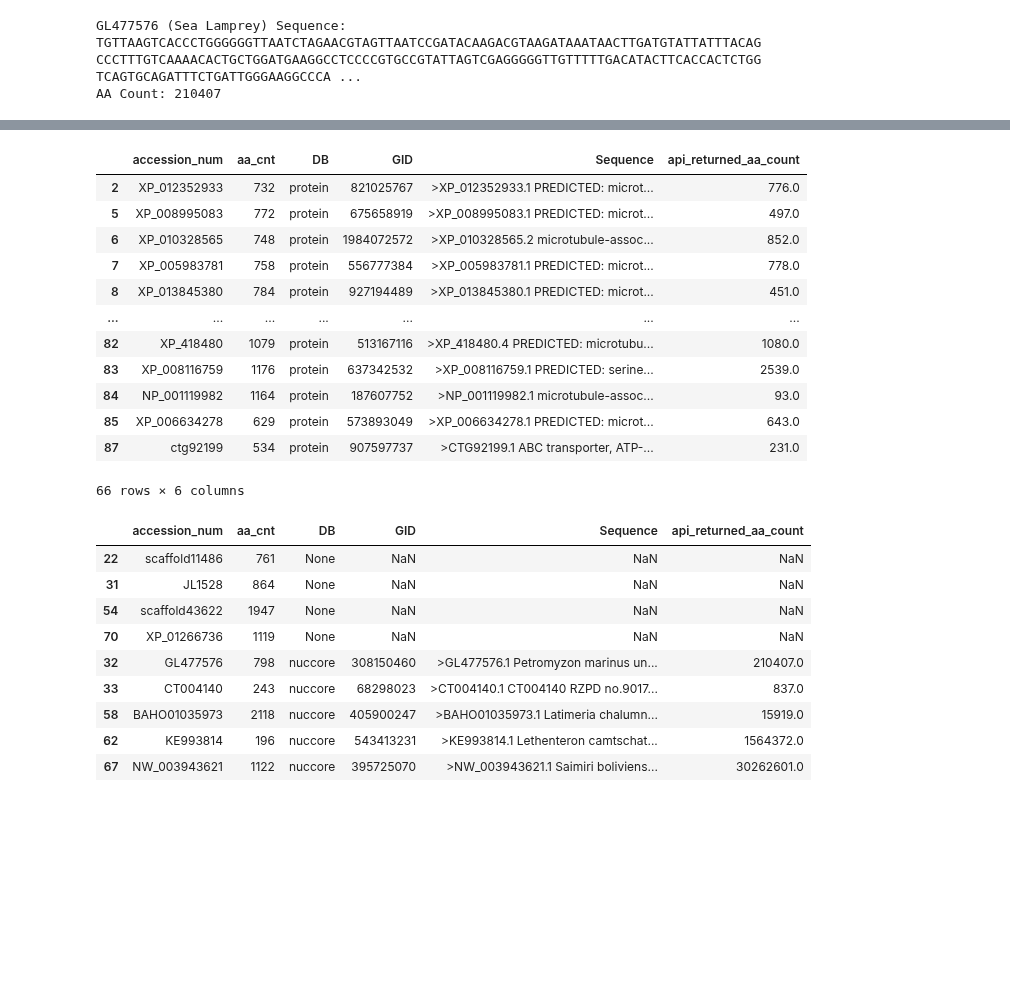
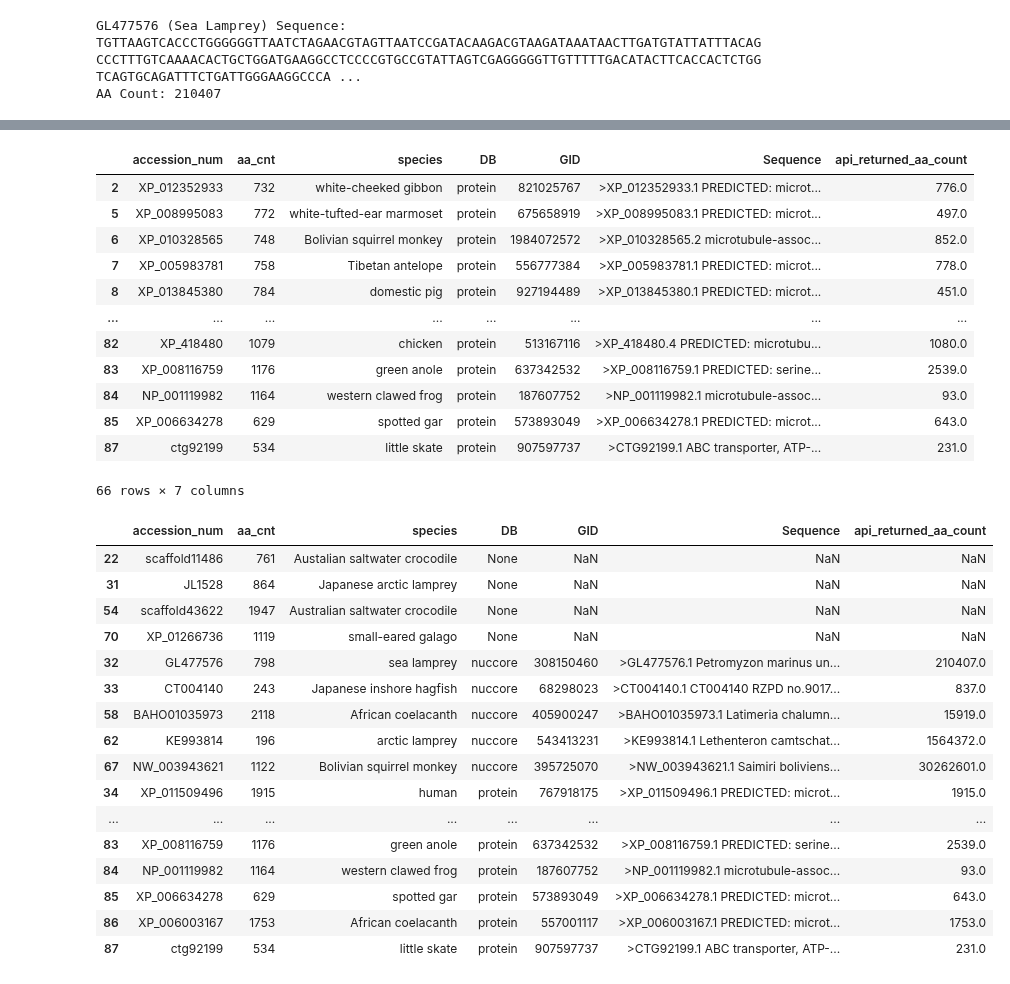
Before and after one commit to jsheppard95/MAPT_Phylogeny, a Jupyter notebook: Protein_Sequence_Search.ipynb, the cells around one changed output, grey strips where cells are left out. Cells and saved outputs as stored; diff of their text form; code cells hidden in the pictures; blank space fills up the shorter version.

Commit message:
moving remove duplicate species to last step. file IO cleanup

```diff
--- a/Protein_Sequence_Search.ipynb
+++ b/Protein_Sequence_Search.ipynb
@@ -8,6 +8,6 @@ from helper_functions import api_call, show_NaN_rows, get_gids_sequences, get_fa
 # %%
 # Read protein accession numbers from proteins.txt
-infile = os.path.join("Resources", "proteins.csv")
+infile = os.path.join("Input", "proteins.csv")
 protein_df = pd.read_csv(infile)
 protein_df
 # %% [output]
@@ -27,4 +27,4 @@ protein_df
 # %%
-protein_df = get_gids_sequences(protein_df)
+protein_df = hf.get_gids_sequences(protein_df)
 protein_df
 # %% [output]
@@ -106,8 +114,8 @@ MADLGQNFSLQDALTDGPAEIESEVKQDFITSLENEKFEDEVGETCDKSSYVPLLDDDDVKEPKNKSERSAAPHDSIMAN
 # %%
 # Example sequence from DB=nuccore
 sea_lamprey = "GL477576"
-fasta_seq = get_fasta_from_df(protein_df, sea_lamprey)
-seq = convert_fasta_to_str(fasta_seq)
+fasta_seq = hf.get_fasta_from_df(protein_df, sea_lamprey)
+seq = hf.convert_fasta_to_str(fasta_seq)
 print("%s (Sea Lamprey) Sequence:" % sea_lamprey)
 print(seq)
 print("AA Count:", len(seq))
@@ -129,8 +137,8 @@ for i in range(len(protein_df)):
     in_cnt = protein_df.iloc[i]["aa_cnt"]  # aa count from infile
     gid = protein_df.iloc[i]["GID"]
     if gid is not np.NaN:
-        fasta_seq = get_fasta_from_df(protein_df, protein)
-        seq = convert_fasta_to_str(fasta_seq)
+        fasta_seq = hf.get_fasta_from_df(protein_df, protein)
+        seq = hf.convert_fasta_to_str(fasta_seq)
         ret_cnt = len(seq)
         ret_cnts.append(ret_cnt)
     else:
@@ -157,34 +165,45 @@ protein_df
 aa_mismatch_df = protein_df[protein_df["aa_cnt"] != protein_df["api_returned_aa_count"]]
 aa_mismatch_df  # 66 of 88 proteins have this issue, cannot drop them all!
 # %% [output]
-|  | accession_num | aa_cnt | DB | GID | Sequence | api_returned_aa_count |
-| 2 | XP_012352933 | 732 | protein | 821025767 | >XP_012352933.1 PREDICTED: microt... | 776.0 |
-| 5 | XP_008995083 | 772 | protein | 675658919 | >XP_008995083.1 PREDICTED: microt... | 497.0 |
-| 6 | XP_010328565 | 748 | protein | 1984072572 | >XP_010328565.2 microtubule-assoc... | 852.0 |
-| 7 | XP_005983781 | 758 | protein | 556777384 | >XP_005983781.1 PREDICTED: microt... | 778.0 |
-| 8 | XP_013845380 | 784 | protein | 927194489 | >XP_013845380.1 PREDICTED: microt... | 451.0 |
-| ... | ... | ... | ... | ... | ... | ... |
-| 82 | XP_418480 | 1079 | protein | 513167116 | >XP_418480.4 PREDICTED: microtubu... | 1080.0 |
-| 83 | XP_008116759 | 1176 | protein | 637342532 | >XP_008116759.1 PREDICTED: serine... | 2539.0 |
-| 84 | NP_001119982 | 1164 | protein | 187607752 | >NP_001119982.1 microtubule-assoc... | 93.0 |
-| 85 | XP_006634278 | 629 | protein | 573893049 | >XP_006634278.1 PREDICTED: microt... | 643.0 |
-| 87 | ctg92199 | 534 | protein | 907597737 | >CTG92199.1 ABC transporter, ATP-... | 231.0 |
+|  | accession_num | aa_cnt | species | DB | GID | Sequence | api_returned_aa_count |
+| 2 | XP_012352933 | 732 | white-cheeked gibbon | protein | 821025767 | >XP_012352933.1 PREDICTED: microt... | 776.0 |
+| 5 | XP_008995083 | 772 | white-tufted-ear marmoset | protein | 675658919 | >XP_008995083.1 PREDICTED: microt... | 497.0 |
+| 6 | XP_010328565 | 748 | Bolivian squirrel monkey | protein | 1984072572 | >XP_010328565.2 microtubule-assoc... | 852.0 |
+| 7 | XP_005983781 | 758 | Tibetan antelope | protein | 556777384 | >XP_005983781.1 PREDICTED: microt... | 778.0 |
+| 8 | XP_013845380 | 784 | domestic pig | protein | 927194489 | >XP_013845380.1 PREDICTED: microt... | 451.0 |
+| ... | ... | ... | ... | ... | ... | ... | ... |
+| 82 | XP_418480 | 1079 | chicken | protein | 513167116 | >XP_418480.4 PREDICTED: microtubu... | 1080.0 |
+| 83 | XP_008116759 | 1176 | green anole | protein | 637342532 | >XP_008116759.1 PREDICTED: serine... | 2539.0 |
+| 84 | NP_001119982 | 1164 | western clawed frog | protein | 187607752 | >NP_001119982.1 microtubule-assoc... | 93.0 |
+| 85 | XP_006634278 | 629 | spotted gar | protein | 573893049 | >XP_006634278.1 PREDICTED: microt... | 643.0 |
+| 87 | ctg92199 | 534 | little skate | protein | 907597737 | >CTG92199.1 ABC transporter, ATP-... | 231.0 |
-66 rows × 6 columns
+66 rows × 7 columns
 # %%
-# Summary of Proteins to be removed:
-protein_NaNs = show_NaN_rows(protein_df)
+# Building df of Proteins to be removed:
+protein_NaNs = hf.show_NaN_rows(protein_df)
+
 nuccore_df = protein_df[protein_df["DB"] == "nuccore"]
-protein_drop_df = pd.concat([protein_NaNs, nuccore_df])
+
+duplicate_species_df = protein_df[protein_df.duplicated("species")]  # default keep='first' -> keep first occurence
+
+protein_drop_df = pd.concat([protein_NaNs, nuccore_df, duplicate_species_df])
 protein_drop_df
 # %% [output]
-|  | accession_num | aa_cnt | DB | GID | Sequence | api_returned_aa_count |
-| 22 | scaffold11486 | 761 | None | NaN | NaN | NaN |
-| 31 | JL1528 | 864 | None | NaN | NaN | NaN |
-| 54 | scaffold43622 | 1947 | None | NaN | NaN | NaN |
-| 70 | XP_01266736 | 1119 | None | NaN | NaN | NaN |
-| 32 | GL477576 | 798 | nuccore | 308150460 | >GL477576.1 Petromyzon marinus un... | 210407.0 |
-| 33 | CT004140 | 243 | nuccore | 68298023 | >CT004140.1 CT004140 RZPD no.9017... | 837.0 |
-| 58 | BAHO01035973 | 2118 | nuccore | 405900247 | >BAHO01035973.1 Latimeria chalumn... | 15919.0 |
-| 62 | KE993814 | 196 | nuccore | 543413231 | >KE993814.1 Lethenteron camtschat... | 1564372.0 |
-| 67 | NW_003943621 | 1122 | nuccore | 395725070 | >NW_003943621.1 Saimiri boliviens... | 30262601.0 |
+|  | accession_num | aa_cnt | species | DB | GID | Sequence | api_returned_aa_count |
+| 22 | scaffold11486 | 761 | Austalian saltwater crocodile | None | NaN | NaN | NaN |
+| 31 | JL1528 | 864 | Japanese arctic lamprey | None | NaN | NaN | NaN |
+| 54 | scaffold43622 | 1947 | Australian saltwater crocodile | None | NaN | NaN | NaN |
+| 70 | XP_01266736 | 1119 | small-eared galago | None | NaN | NaN | NaN |
+| 32 | GL477576 | 798 | sea lamprey | nuccore | 308150460 | >GL477576.1 Petromyzon marinus un... | 210407.0 |
+| 33 | CT004140 | 243 | Japanese inshore hagfish | nuccore | 68298023 | >CT004140.1 CT004140 RZPD no.9017... | 837.0 |
+| 58 | BAHO01035973 | 2118 | African coelacanth | nuccore | 405900247 | >BAHO01035973.1 Latimeria chalumn... | 15919.0 |
+| 62 | KE993814 | 196 | arctic lamprey | nuccore | 543413231 | >KE993814.1 Lethenteron camtschat... | 1564372.0 |
+| 67 | NW_003943621 | 1122 | Bolivian squirrel monkey | nuccore | 395725070 | >NW_003943621.1 Saimiri boliviens... | 30262601.0 |
+| 34 | XP_011509496 | 1915 | human | protein | 767918175 | >XP_011509496.1 PREDICTED: microt... | 1915.0 |
+| ... | ... | ... | ... | ... | ... | ... | ... |
+| 83 | XP_008116759 | 1176 | green anole | protein | 637342532 | >XP_008116759.1 PREDICTED: serine... | 2539.0 |
+| 84 | NP_001119982 | 1164 | western clawed frog | protein | 187607752 | >NP_001119982.1 microtubule-assoc... | 93.0 |
+| 85 | XP_006634278 | 629 | spotted gar | protein | 573893049 | >XP_006634278.1 PREDICTED: microt... | 643.0 |
+| 86 | XP_006003167 | 1753 | African coelacanth | protein | 557001117 | >XP_006003167.1 PREDICTED: microt... | 1753.0 |
+| 87 | ctg92199 | 534 | little skate | protein | 907597737 | >CTG92199.1 ABC transporter, ATP-... | 231.0 |
 # %%
```
Also changed, not shown: parts of 12 cells of this notebook, 38 other files.
